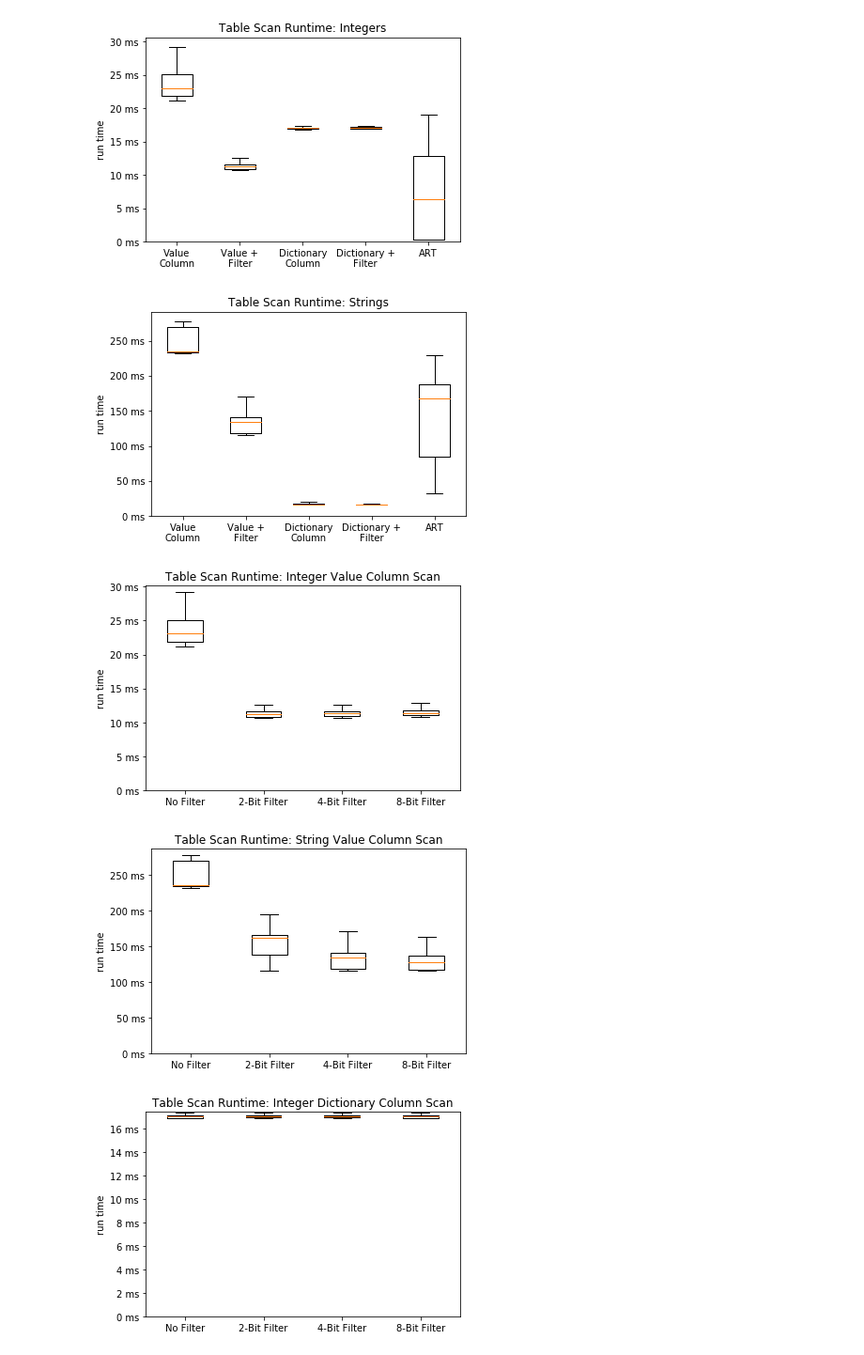
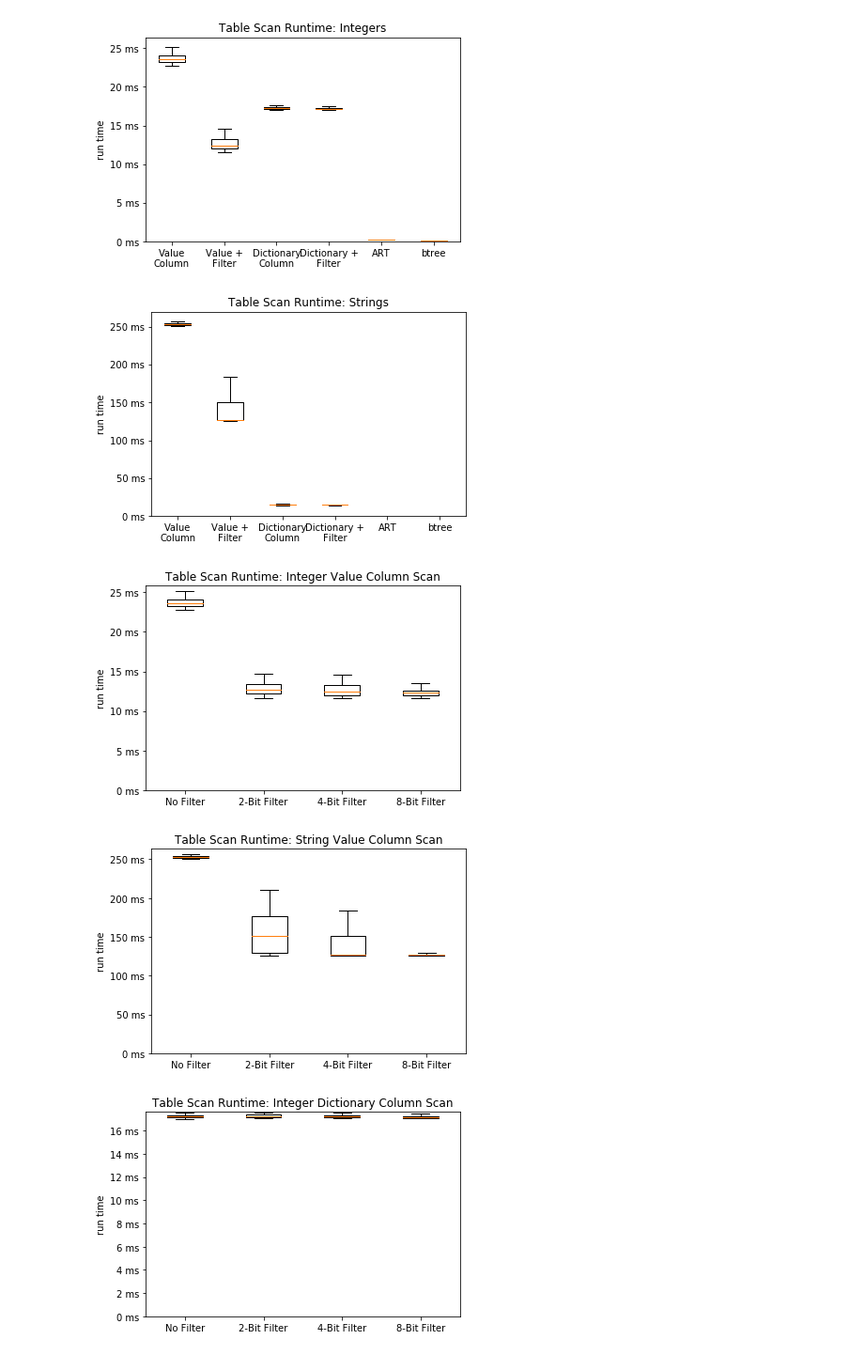
Before and after one commit to ArneMayer/MasterarbeitJupyter, a Jupyter notebook: custom_bench_evaluation.ipynb, the cells around one changed output. Shown at 94% size. Cells and saved outputs as stored; diff of their text form; code cells hidden in the pictures.

Commit message:
pruning rate evaluation

```diff
--- a/custom_bench_evaluation.ipynb
+++ b/custom_bench_evaluation.ipynb
@@ -121,57 +52,60 @@ def plot_all_groups():
         plot_labels = ['None', '2', '4', '8', '16'][0:len(run_time_data)]
         boxplot('Table Scan Runtime', run_time_data, plot_labels)
 
-def select(data, data_type,remainder_size, dictionary, btree, art):
+def select(data, data_type, pruning_rate, remainder_size, dictionary, btree, art):
     return data[(data.data_type == data_type) &
+                (data.pruning_rate == pruning_rate) &
                 (data.remainder_size == remainder_size) &
                 (data.dictionary == dictionary) &
                 (data.btree == btree) &
                 (data.art == art)]['run_time']
 # %%
 data = get_data()
-art_data          = select(data, data_type='int', remainder_size=0, dictionary=1, btree=0, art=1)
-value_filter_data = select(data, data_type='int', remainder_size=4, dictionary=0, btree=0, art=0)
-dictionary_data   = select(data, data_type='int', remainder_size=0, dictionary=1, btree=0, art=0)
-dict_filter_data  = select(data, data_type='int', remainder_size=4, dictionary=1, btree=0, art=0)
-value_column_data = select(data, data_type='int', remainder_size=0, dictionary=0, btree=0, art=0)
-plot_data = [value_column_data, value_filter_data, dictionary_data, dict_filter_data, art_data]
-labels = ['Value\nColumn', 'Value +\nFilter', 'Dictionary\nColumn', 'Dictionary +\nFilter', 'ART']
+btree_data        = select(data, data_type='int', pruning_rate=0.5, remainder_size=0, dictionary=0, btree=1, art=0)
+art_data          = select(data, data_type='int', pruning_rate=0.5, remainder_size=0, dictionary=1, btree=0, art=1)
+value_filter_data = select(data, data_type='int', pruning_rate=0.5, remainder_size=4, dictionary=0, btree=0, art=0)
+dictionary_data   = select(data, data_type='int', pruning_rate=0.5, remainder_size=0, dictionary=1, btree=0, art=0)
+dict_filter_data  = select(data, data_type='int', pruning_rate=0.5, remainder_size=4, dictionary=1, btree=0, art=0)
+value_column_data = select(data, data_type='int', pruning_rate=0.5, remainder_size=0, dictionary=0, btree=0, art=0)
+plot_data = [value_column_data, value_filter_data, dictionary_data, dict_filter_data, art_data, btree_data]
+labels = ['Value\nColumn', 'Value +\nFilter', 'Dictionary\nColumn', 'Dictionary +\nFilter', 'ART', 'btree']
 boxplot('Table Scan Runtime: Integers', plot_data, labels)
 # %% [output]
-[figure, old version]
+[figure, new version]
 # %%
 data = get_data()
-art_data          = select(data, data_type='string', remainder_size=0, dictionary=1, btree=0, art=1)
-value_filter_data = select(data, data_type='string', remainder_size=4, dictionary=0, btree=0, art=0)
-dictionary_data   = select(data, data_type='string', remainder_size=0, dictionary=1, btree=0, art=0)
-dict_filter_data  = select(data, data_type='string', remainder_size=4, dictionary=1, btree=0, art=0)
-value_column_data = select(data, data_type='string', remainder_size=0, dictionary=0, btree=0, art=0)
-plot_data = [value_column_data, value_filter_data, dictionary_data, dict_filter_data, art_data]
-labels = ['Value\nColumn', 'Value +\nFilter', 'Dictionary\nColumn', 'Dictionary +\nFilter', 'ART']
+btree_data        = select(data, data_type='string', pruning_rate=0.5, remainder_size=0, dictionary=0, btree=1, art=0)
+art_data          = select(data, data_type='string', pruning_rate=0.5, remainder_size=0, dictionary=1, btree=0, art=1)
+value_filter_data = select(data, data_type='string', pruning_rate=0.5, remainder_size=4, dictionary=0, btree=0, art=0)
+dictionary_data   = select(data, data_type='string', pruning_rate=0.5, remainder_size=0, dictionary=1, btree=0, art=0)
+dict_filter_data  = select(data, data_type='string', pruning_rate=0.5, remainder_size=4, dictionary=1, btree=0, art=0)
+value_column_data = select(data, data_type='string', pruning_rate=0.5, remainder_size=0, dictionary=0, btree=0, art=0)
+plot_data = [value_column_data, value_filter_data, dictionary_data, dict_filter_data, art_data, btree_data]
+labels = ['Value\nColumn', 'Value +\nFilter', 'Dictionary\nColumn', 'Dictionary +\nFilter', 'ART', 'btree']
 boxplot('Table Scan Runtime: Strings', plot_data, labels)
 # %% [output]
-[figure, old version]
+[figure, new version]
 # %%
 data = get_data()
-series0 = select(data, data_type='int', remainder_size=0, dictionary=0, btree=0, art=0)
-series2 = select(data, data_type='int', remainder_size=2, dictionary=0, btree=0, art=0)
-series4 = select(data, data_type='int', remainder_size=4, dictionary=0, btree=0, art=0)
-series8 = select(data, data_type='int', remainder_size=8, dictionary=0, btree=0, art=0)
+series0 = select(data, data_type='int', pruning_rate=0.5, remainder_size=0, dictionary=0, btree=0, art=0)
+series2 = select(data, data_type='int', pruning_rate=0.5, remainder_size=2, dictionary=0, btree=0, art=0)
+series4 = select(data, data_type='int', pruning_rate=0.5, remainder_size=4, dictionary=0, btree=0, art=0)
+series8 = select(data, data_type='int', pruning_rate=0.5, remainder_size=8, dictionary=0, btree=0, art=0)
 plot_data = [series0, series2, series4, series8]
 labels = ['No Filter', '2-Bit Filter', '4-Bit Filter', '8-Bit Filter']
 boxplot('Table Scan Runtime: Integer Value Column Scan', plot_data, labels)
 # %% [output]
-[figure, old version]
+[figure, new version]
 # %%
 data = get_data()
-series0 = select(data, data_type='string', remainder_size=0, dictionary=0, btree=0, art=0)
-series2 = select(data, data_type='string', remainder_size=2, dictionary=0, btree=0, art=0)
-series4 = select(data, data_type='string', remainder_size=4, dictionary=0, btree=0, art=0)
-series8 = select(data, data_type='string', remainder_size=8, dictionary=0, btree=0, art=0)
+series0 = select(data, data_type='string', pruning_rate=0.5, remainder_size=0, dictionary=0, btree=0, art=0)
+series2 = select(data, data_type='string', pruning_rate=0.5, remainder_size=2, dictionary=0, btree=0, art=0)
+series4 = select(data, data_type='string', pruning_rate=0.5, remainder_size=4, dictionary=0, btree=0, art=0)
+series8 = select(data, data_type='string', pruning_rate=0.5, remainder_size=8, dictionary=0, btree=0, art=0)
 plot_data = [series0, series2, series4, series8]
 labels = ['No Filter', '2-Bit Filter', '4-Bit Filter', '8-Bit Filter']
 boxplot('Table Scan Runtime: String Value Column Scan', plot_data, labels)
 # %% [output]
-[figure, old version]
+[figure, new version]
 # %%
 data = get_data()
```
Also changed, not shown: parts of 4 cells of this notebook, 11 other files.
